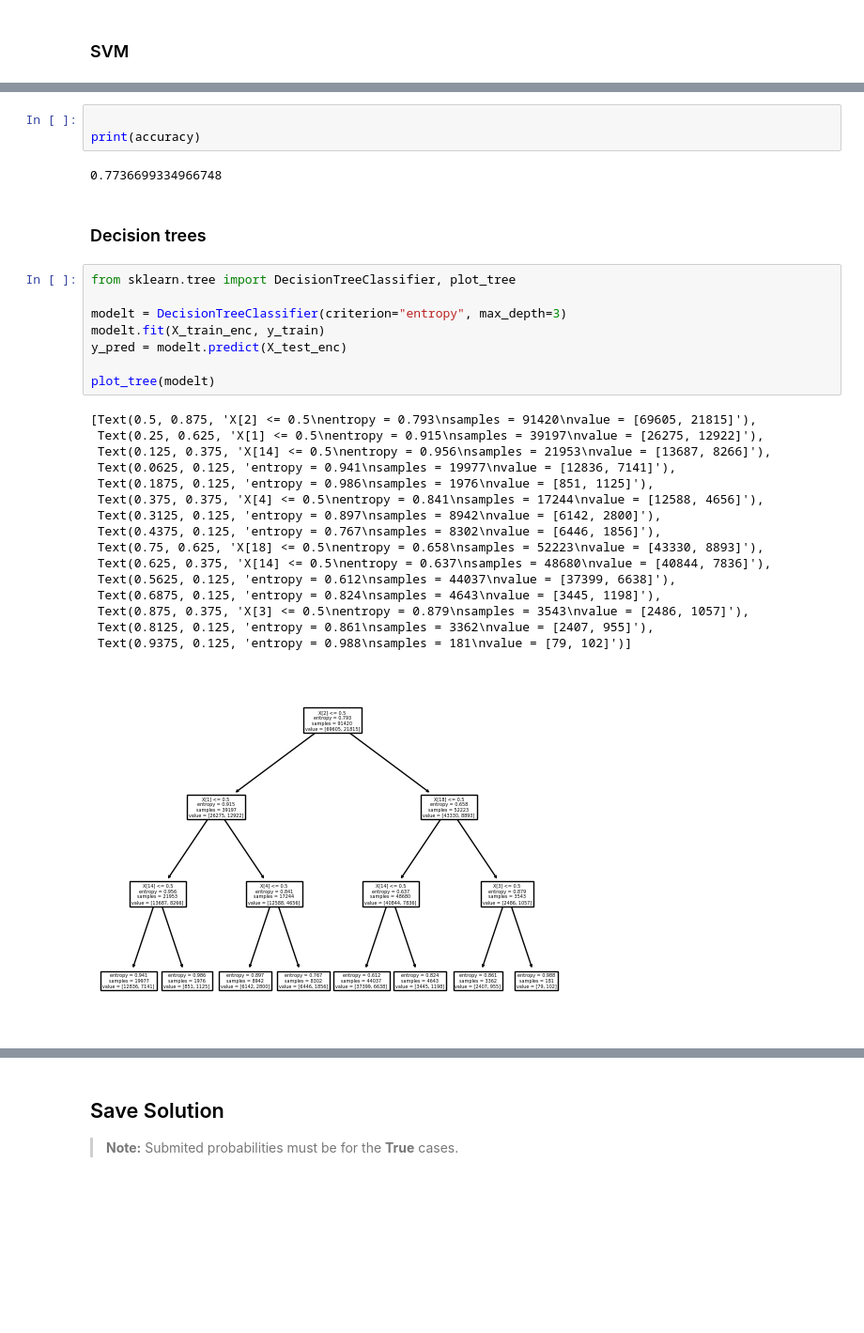
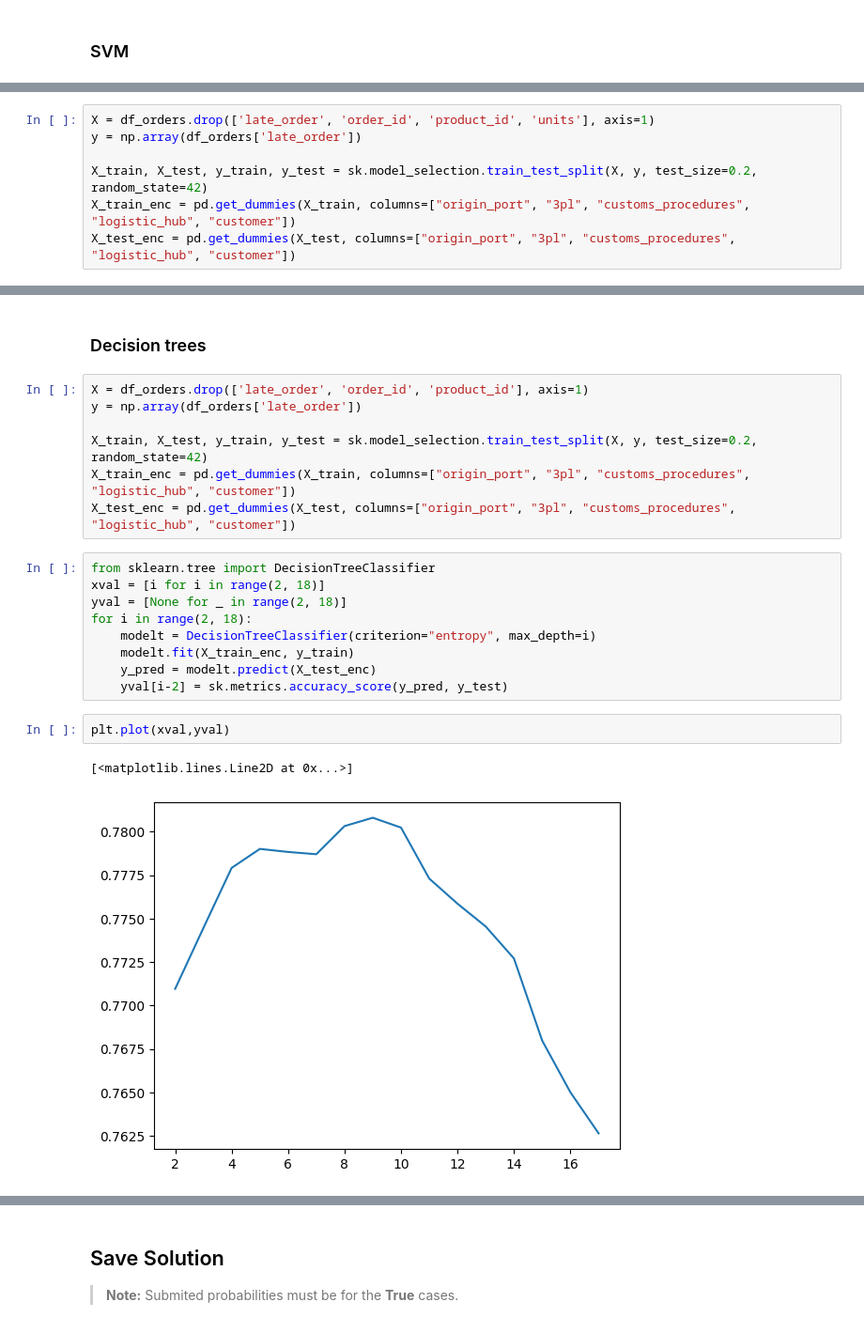
Before and after one commit to oriolmayne/DatathonFME_2022_Accenture, a Jupyter notebook: Jon_proves.ipynb, the cells around one changed output, grey strips where cells are left out. Shown at 94% size. Drawn from its saved outputs; the diff is of its cells as text; blank space fills up the shorter version.

```diff
--- a/Jon_proves.ipynb
+++ b/Jon_proves.ipynb
@@ -161,3 +98,10 @@ Name: 21680, dtype: uint8
+# %%
+X = df_orders.drop(['late_order', 'order_id', 'product_id', 'units'], axis=1)
+y = np.array(df_orders['late_order'])
+
+X_train, X_test, y_train, y_test = sk.model_selection.train_test_split(X, y, test_size=0.2, random_state=42)
+X_train_enc = pd.get_dummies(X_train, columns=["origin_port", "3pl", "customs_procedures", "logistic_hub", "customer"])
+X_test_enc = pd.get_dummies(X_test, columns=["origin_port", "3pl", "customs_procedures", "logistic_hub", "customer"])
 # %%
 from sklearn.kernel_approximation import Nystroem
 import sklearn.svm as svm
@@ -168,35 +112,26 @@ linmodel = svm.LinearSVC()
 linmodel.fit(X_train_enc, y_train)
 y_pred = linmodel.predict(X_test_enc)
 accuracy = sk.metrics.accuracy_score(y_test, y_pred)
-# %%
-
-print(accuracy)
-# %% [output]
-0.7736699334966748
 # %% [markdown]
 ### Decision trees
+# %%
+X = df_orders.drop(['late_order', 'order_id', 'product_id'], axis=1)
+y = np.array(df_orders['late_order'])
+
+X_train, X_test, y_train, y_test = sk.model_selection.train_test_split(X, y, test_size=0.2, random_state=42)
+X_train_enc = pd.get_dummies(X_train, columns=["origin_port", "3pl", "customs_procedures", "logistic_hub", "customer"])
+X_test_enc = pd.get_dummies(X_test, columns=["origin_port", "3pl", "customs_procedures", "logistic_hub", "customer"])
 # %%
-from sklearn.tree import DecisionTreeClassifier, plot_tree
-
-modelt = DecisionTreeClassifier(criterion="entropy", max_depth=3)
-modelt.fit(X_train_enc, y_train)
-y_pred = modelt.predict(X_test_enc)
-
-plot_tree(modelt)
+from sklearn.tree import DecisionTreeClassifier
+xval = [i for i in range(2, 18)]
+yval = [None for _ in range(2, 18)]
+for i in range(2, 18):
+    modelt = DecisionTreeClassifier(criterion="entropy", max_depth=i)
+    modelt.fit(X_train_enc, y_train)
+    y_pred = modelt.predict(X_test_enc)
+    yval[i-2] = sk.metrics.accuracy_score(y_pred, y_test)
-# %% [output]
-[Text(0.5, 0.875, 'X[2] <= 0.5\nentropy = 0.793\nsamples = 91420\nvalue = [69605, 21815]'),
- Text(0.25, 0.625, 'X[1] <= 0.5\nentropy = 0.915\nsamples = 39197\nvalue = [26275, 12922]'),
- Text(0.125, 0.375, 'X[14] <= 0.5\nentropy = 0.956\nsamples = 21953\nvalue = [13687, 8266]'),
- Text(0.0625, 0.125, 'entropy = 0.941\nsamples = 19977\nvalue = [12836, 7141]'),
- Text(0.1875, 0.125, 'entropy = 0.986\nsamples = 1976\nvalue = [851, 1125]'),
- Text(0.375, 0.375, 'X[4] <= 0.5\nentropy = 0.841\nsamples = 17244\nvalue = [12588, 4656]'),
- Text(0.3125, 0.125, 'entropy = 0.897\nsamples = 8942\nvalue = [6142, 2800]'),
- Text(0.4375, 0.125, 'entropy = 0.767\nsamples = 8302\nvalue = [6446, 1856]'),
- Text(0.75, 0.625, 'X[18] <= 0.5\nentropy = 0.658\nsamples = 52223\nvalue = [43330, 8893]'),
- Text(0.625, 0.375, 'X[14] <= 0.5\nentropy = 0.637\nsamples = 48680\nvalue = [40844, 7836]'),
- Text(0.5625, 0.125, 'entropy = 0.612\nsamples = 44037\nvalue = [37399, 6638]'),
- Text(0.6875, 0.125, 'entropy = 0.824\nsamples = 4643\nvalue = [3445, 1198]'),
- Text(0.875, 0.375, 'X[3] <= 0.5\nentropy = 0.879\nsamples = 3543\nvalue = [2486, 1057]'),
- Text(0.8125, 0.125, 'entropy = 0.861\nsamples = 3362\nvalue = [2407, 955]'),
- Text(0.9375, 0.125, 'entropy = 0.988\nsamples = 181\nvalue = [79, 102]')]
-[figure, removed]
+# %%
+plt.plot(xval,yval)
+# %% [output]
+[<matplotlib.lines.Line2D at 0x...>]
+[figure, added]
```
Also changed, not shown: parts of 7 cells of this notebook.
